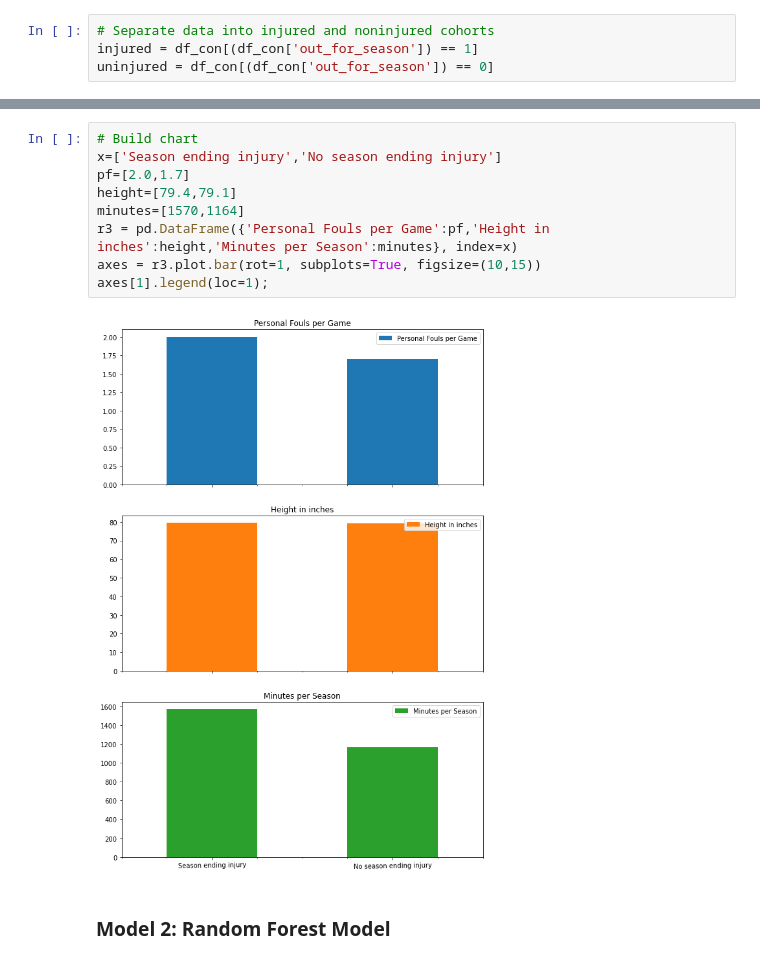
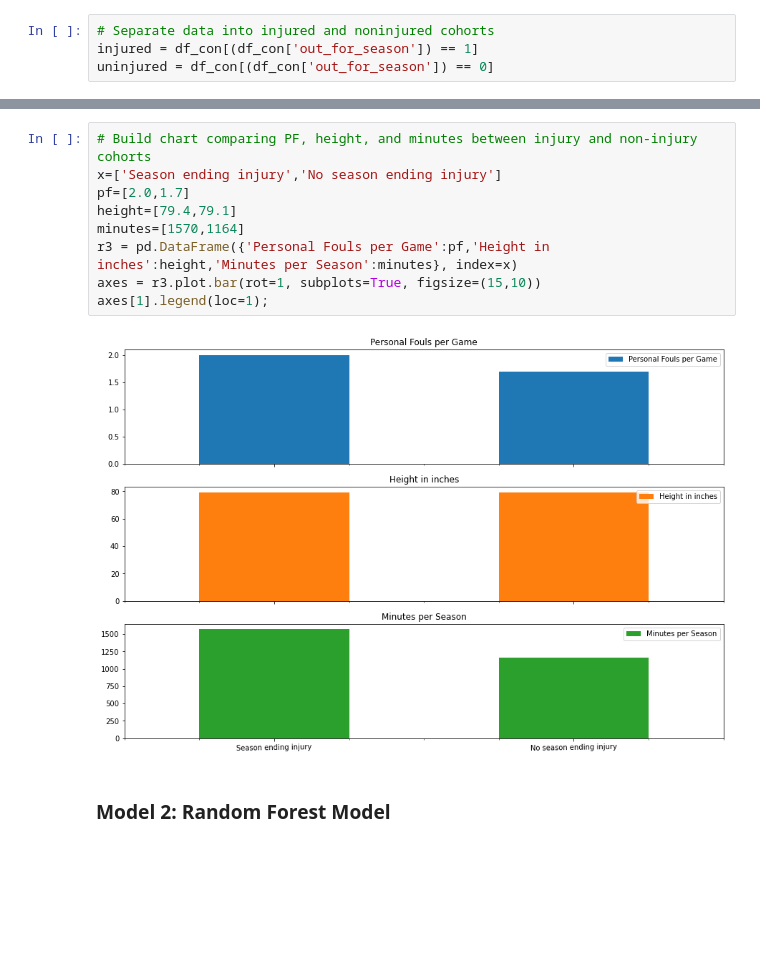
Before and after one commit to RH3421/Reducing_NBA_Injuries, a Jupyter notebook: Main_Notebook.ipynb, the cells around one changed output, grey strips where cells are left out. Cells and saved outputs as stored; diff of their text form; blank space fills up the shorter version.

```diff
--- a/Main_Notebook.ipynb
+++ b/Main_Notebook.ipynb
@@ -579,16 +576,16 @@ uninjured.describe()
 | 75% | 30.000000 | 82.000000 | 240.000000 | 1.000000 | 1.000000 | 1.000000 | 29.000000 | 74.000000 | 3.100000 | 0.562000 | ... |
 | max | 41.000000 | 90.000000 | 360.000000 | 1.000000 | 1.000000 | 4.000000 | 78.000000 | 83.000000 | 250.000000 | 1.500000 | ... |
 # %%
-# Build chart
+# Build chart comparing PF, height, and minutes between injury and non-injury cohorts
 x=['Season ending injury','No season ending injury']
 pf=[2.0,1.7]
 height=[79.4,79.1]
 minutes=[1570,1164]
 r3 = pd.DataFrame({'Personal Fouls per Game':pf,'Height in inches':height,'Minutes per Season':minutes}, index=x)
-axes = r3.plot.bar(rot=1, subplots=True, figsize=(10,15))
+axes = r3.plot.bar(rot=1, subplots=True, figsize=(15,10))
 axes[1].legend(loc=1);
 # %% [output]
-[figure, old version]
+[figure, new version]
 # %% [markdown]
 ### Model 2: Random Forest Model
 # %%
```
Also changed, not shown: parts of 2 cells of this notebook, 2 other files.
